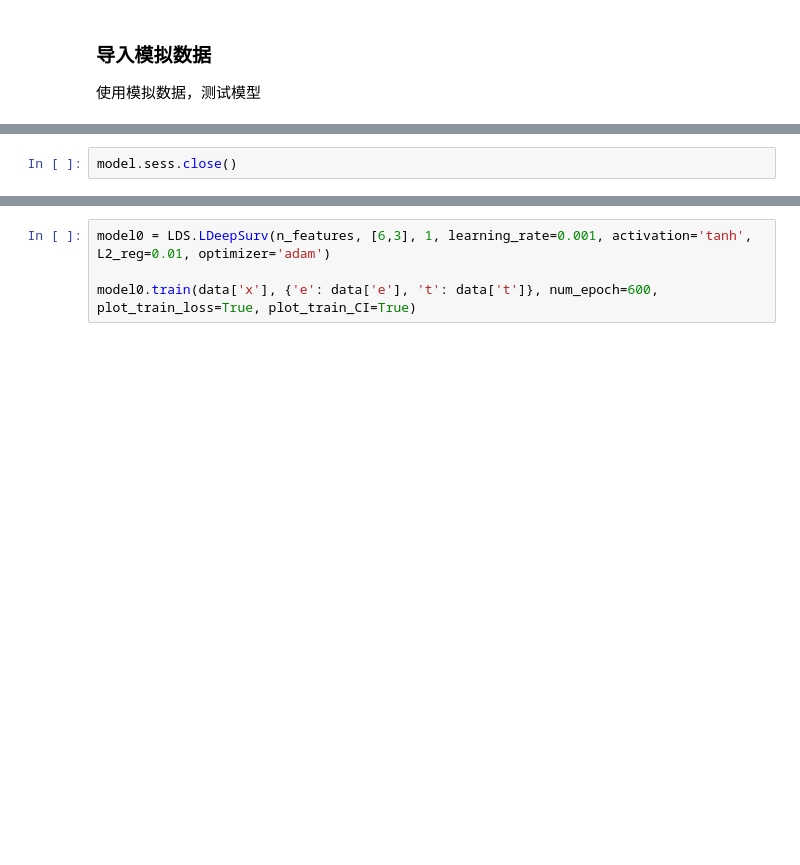
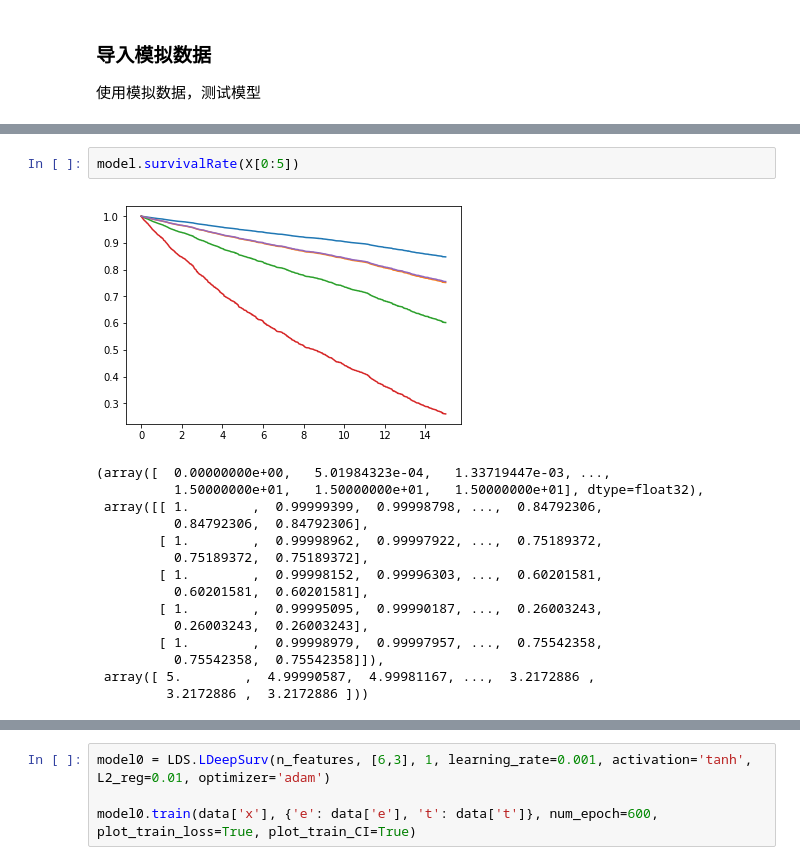
Before and after one commit to LiuHuiSigma/TFDeepSurv, a Jupyter notebook: notebook/exp_deepsurv.ipynb, the cells around one changed output, grey strips where cells are left out. Saved outputs shown, nothing was run; the diff lists cells and outputs as text; blank space fills up the shorter version.

Commit message:
add survival rate estimator function.

```diff
--- a/notebook/exp_deepsurv.ipynb
+++ b/notebook/exp_deepsurv.ipynb
@@ -80,2 +107,18 @@ print(model.sess)
-# %%
-model.sess.close()
+# %%
+model.survivalRate(X[0:5])
+# %% [output]
+[figure, added]
+(array([  0.00000000e+00,   5.01984323e-04,   1.33719447e-03, ...,
+          1.50000000e+01,   1.50000000e+01,   1.50000000e+01], dtype=float32),
+ array([[ 1.        ,  0.99999399,  0.99998798, ...,  0.84792306,
+          0.84792306,  0.84792306],
+        [ 1.        ,  0.99998962,  0.99997922, ...,  0.75189372,
+          0.75189372,  0.75189372],
+        [ 1.        ,  0.99998152,  0.99996303, ...,  0.60201581,
+          0.60201581,  0.60201581],
+        [ 1.        ,  0.99995095,  0.99990187, ...,  0.26003243,
+          0.26003243,  0.26003243],
+        [ 1.        ,  0.99998979,  0.99997957, ...,  0.75542358,
+          0.75542358,  0.75542358]]),
+ array([ 5.        ,  4.99990587,  4.99981167, ...,  3.2172886 ,
+         3.2172886 ,  3.2172886 ]))
```
Also changed, not shown: parts of 10 cells of this notebook, 3 other files.
